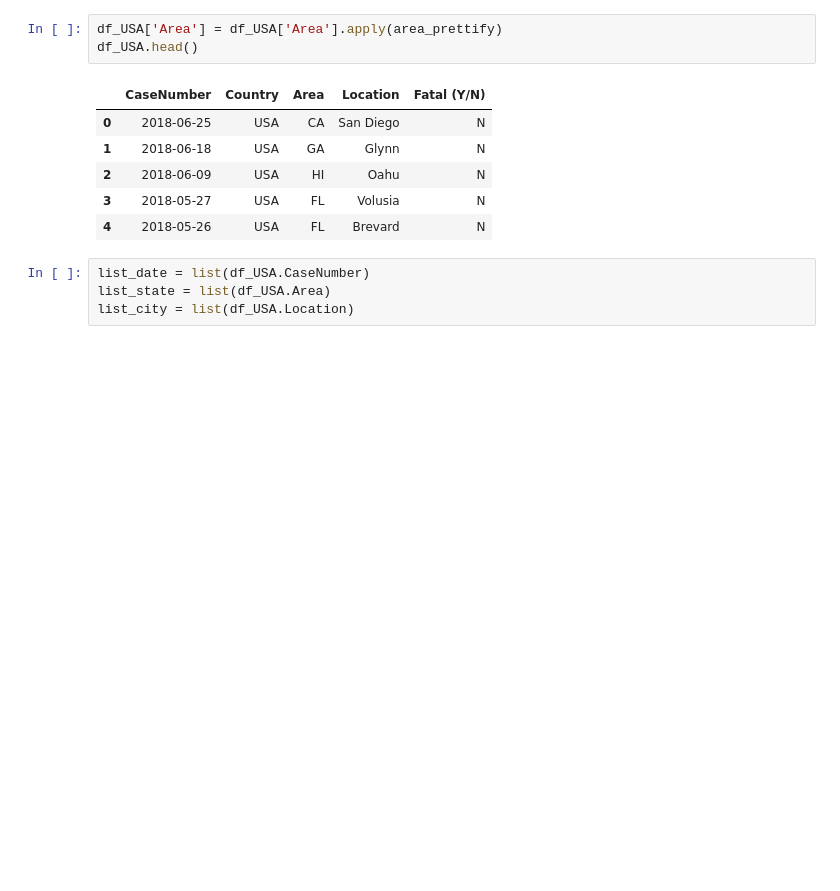
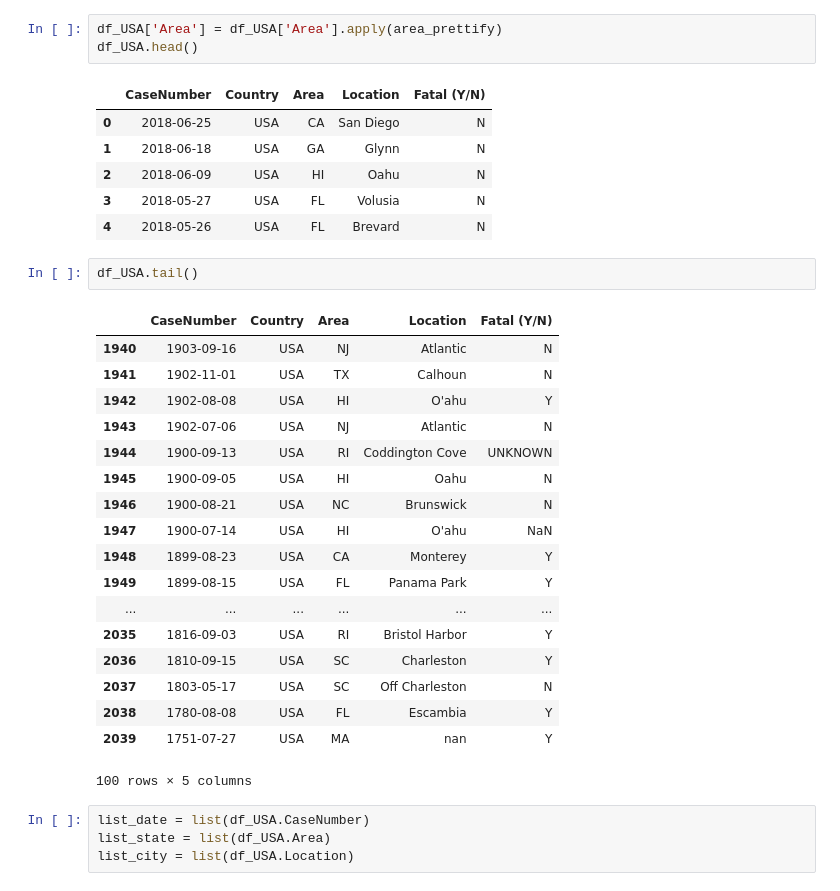
Before and after one commit to AllisonKK/Final_Project, a Jupyter notebook: final project_v1_DC.ipynb, the cells around one changed output. Cells and saved outputs as stored; diff of their text form; blank space fills up the shorter version.

```diff
--- a/final project_v1_DC.ipynb
+++ b/final project_v1_DC.ipynb
@@ -192,6 +192,27 @@ df_USA.head()
 | 2 | 2018-06-09 | USA | HI | Oahu | N |
 | 3 | 2018-05-27 | USA | FL | Volusia | N |
 | 4 | 2018-05-26 | USA | FL | Brevard | N |
+# %%
+df_USA.tail()
+# %% [output]
+|  | CaseNumber | Country | Area | Location | Fatal (Y/N) |
+| 1940 | 1903-09-16 | USA | NJ | Atlantic | N |
+| 1941 | 1902-11-01 | USA | TX | Calhoun | N |
+| 1942 | 1902-08-08 | USA | HI | O'ahu | Y |
+| 1943 | 1902-07-06 | USA | NJ | Atlantic | N |
+| 1944 | 1900-09-13 | USA | RI | Coddington Cove | UNKNOWN |
+| 1945 | 1900-09-05 | USA | HI | Oahu | N |
+| 1946 | 1900-08-21 | USA | NC | Brunswick | N |
+| 1947 | 1900-07-14 | USA | HI | O'ahu | NaN |
+| 1948 | 1899-08-23 | USA | CA | Monterey | Y |
+| 1949 | 1899-08-15 | USA | FL | Panama Park | Y |
+| ... | ... | ... | ... | ... | ... |
+| 2035 | 1816-09-03 | USA | RI | Bristol Harbor | Y |
+| 2036 | 1810-09-15 | USA | SC | Charleston | Y |
+| 2037 | 1803-05-17 | USA | SC | Off Charleston | N |
+| 2038 | 1780-08-08 | USA | FL | Escambia | Y |
+| 2039 | 1751-07-27 | USA | MA | nan | Y |
+100 rows × 5 columns
 # %%
 list_date = list(df_USA.CaseNumber)
 list_state = list(df_USA.Area)
```
Also changed, not shown: parts of 5 cells of this notebook.
